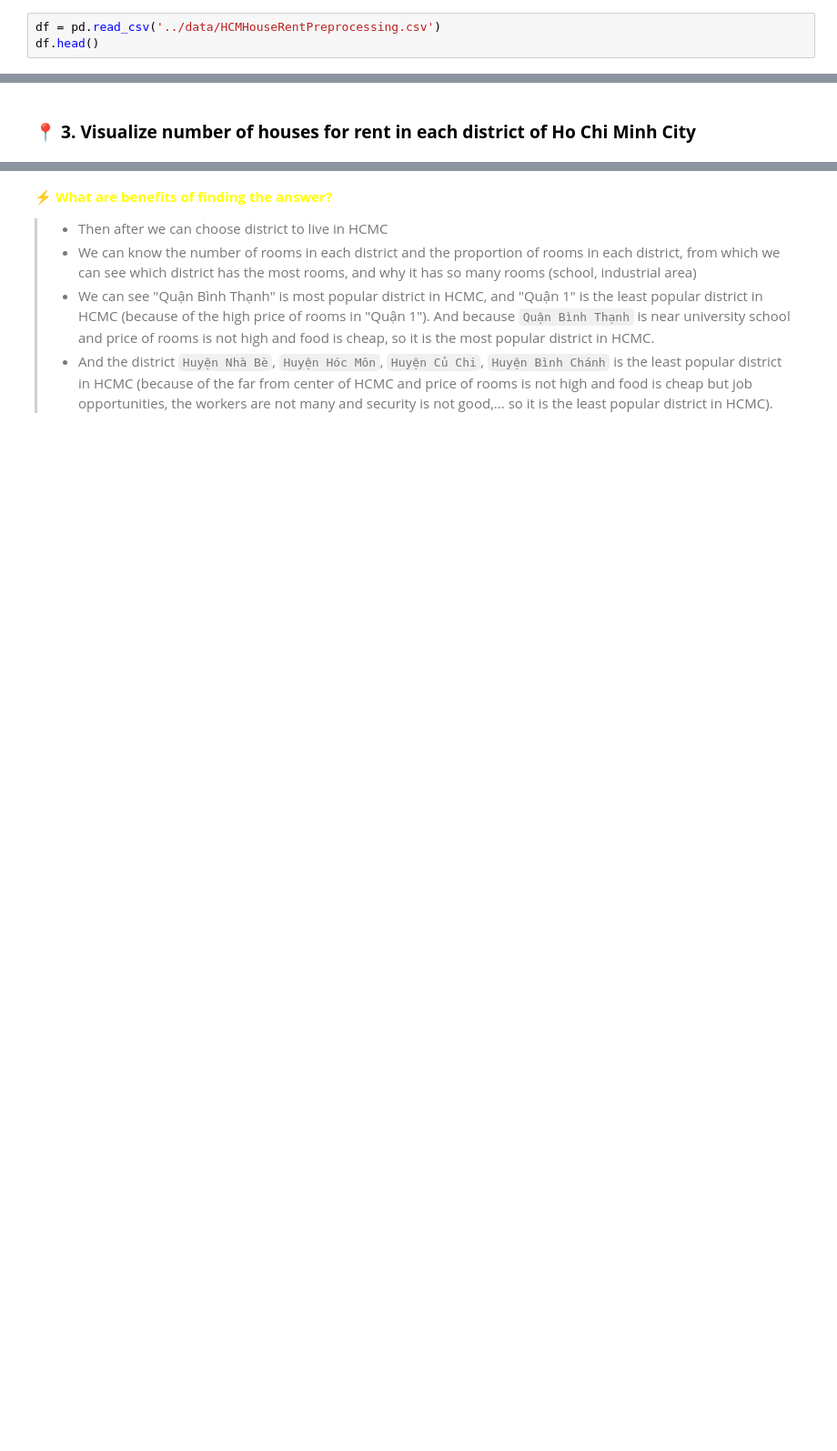
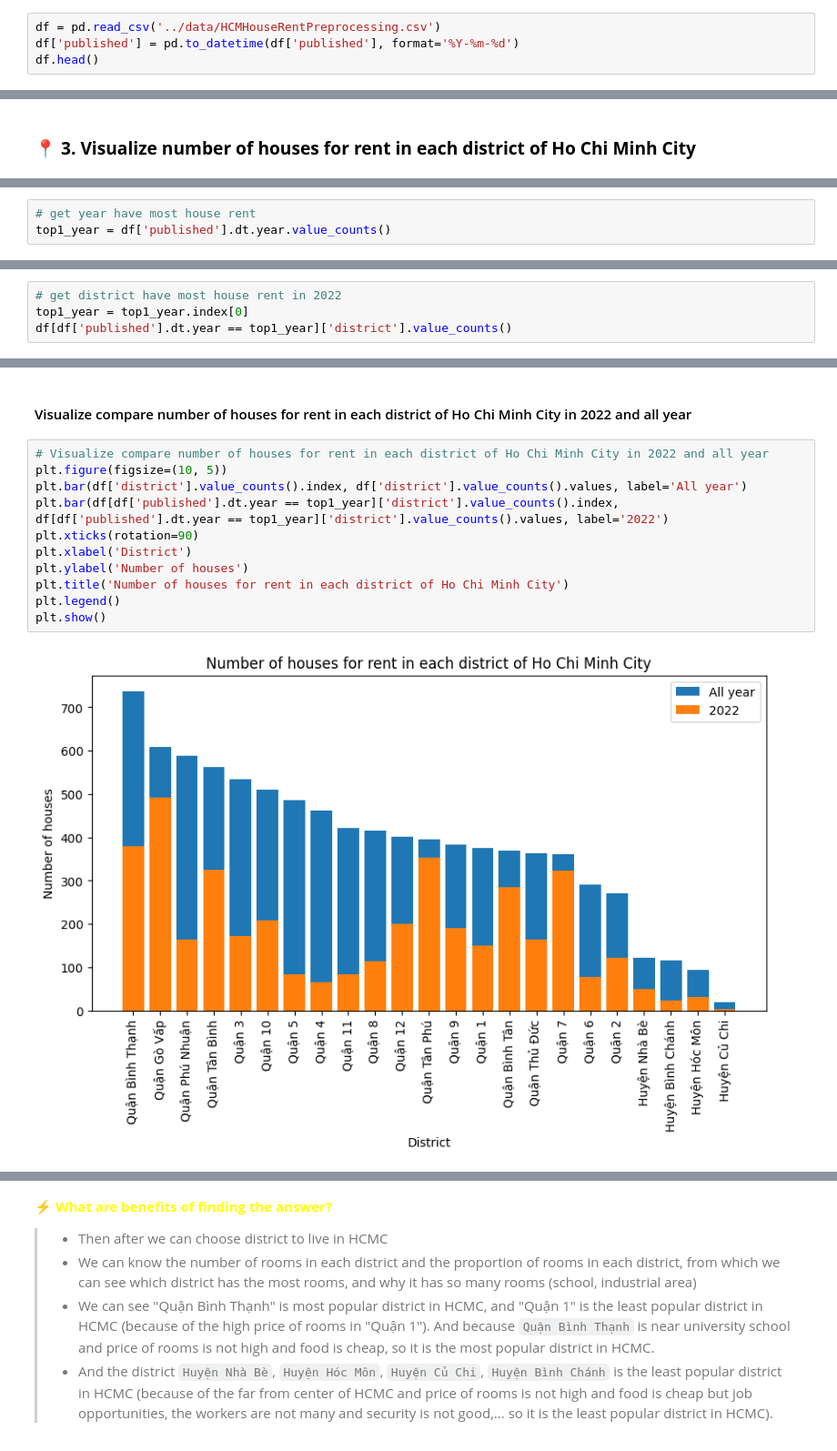
Before and after one commit to TienDat57/VNHouseRent, a Jupyter notebook: notebook/Question1.ipynb, the cells around one changed output, grey strips where cells are left out. Shown at 91% size. Cells and saved outputs as stored; diff of their text form; blank space fills up the shorter version.

```diff
--- a/notebook/Question1.ipynb
+++ b/notebook/Question1.ipynb
@@ -12,6 +13,7 @@ import matplotlib.pyplot as plt
 ### ✨ **1. Get data preprocessing**
 # %%
 df = pd.read_csv('../data/HCMHouseRentPreprocessing.csv')
+df['published'] = pd.to_datetime(df['published'], format='%Y-%m-%d')
 df.head()
 # %% [output]
 |  | id | title | price | published | acreage | street | ward | district |
@@ -57,0 +62,3 @@ plt.show()
+# %%
+# get year have most house rent
+top1_year = df['published'].dt.year.value_counts()
@@ -57,0 +67,4 @@ plt.show()
+# %%
+# get district have most house rent in 2022
+top1_year = top1_year.index[0]
+df[df['published'].dt.year == top1_year]['district'].value_counts()
@@ -57,0 +89,15 @@ plt.show()
+# %% [markdown]
+#### Visualize compare number of houses for rent in each district of Ho Chi Minh City in 2022 and all year
+# %%
+# Visualize compare number of houses for rent in each district of Ho Chi Minh City in 2022 and all year
+plt.figure(figsize=(10, 5))
+plt.bar(df['district'].value_counts().index, df['district'].value_counts().values, label='All year')
+plt.bar(df[df['published'].dt.year == top1_year]['district'].value_counts().index, df[df['published'].dt.year == top1_year]['district'].value_counts().values, label='2022')
+plt.xticks(rotation=90)
+plt.xlabel('District')
+plt.ylabel('Number of houses')
+plt.title('Number of houses for rent in each district of Ho Chi Minh City')
+plt.legend()
+plt.show()
+# %% [output]
+[figure, added]
```
Also changed, not shown: parts of 16 cells of this notebook, 3 other files.
